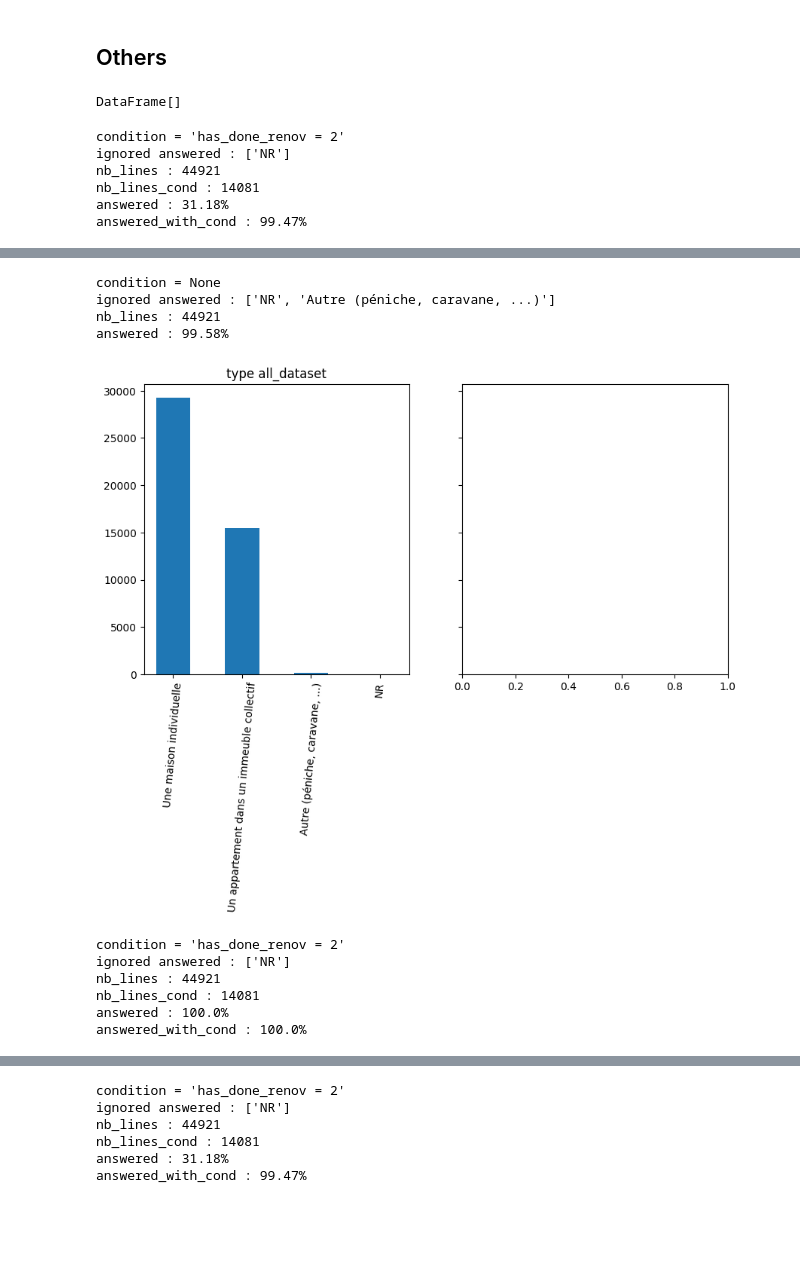
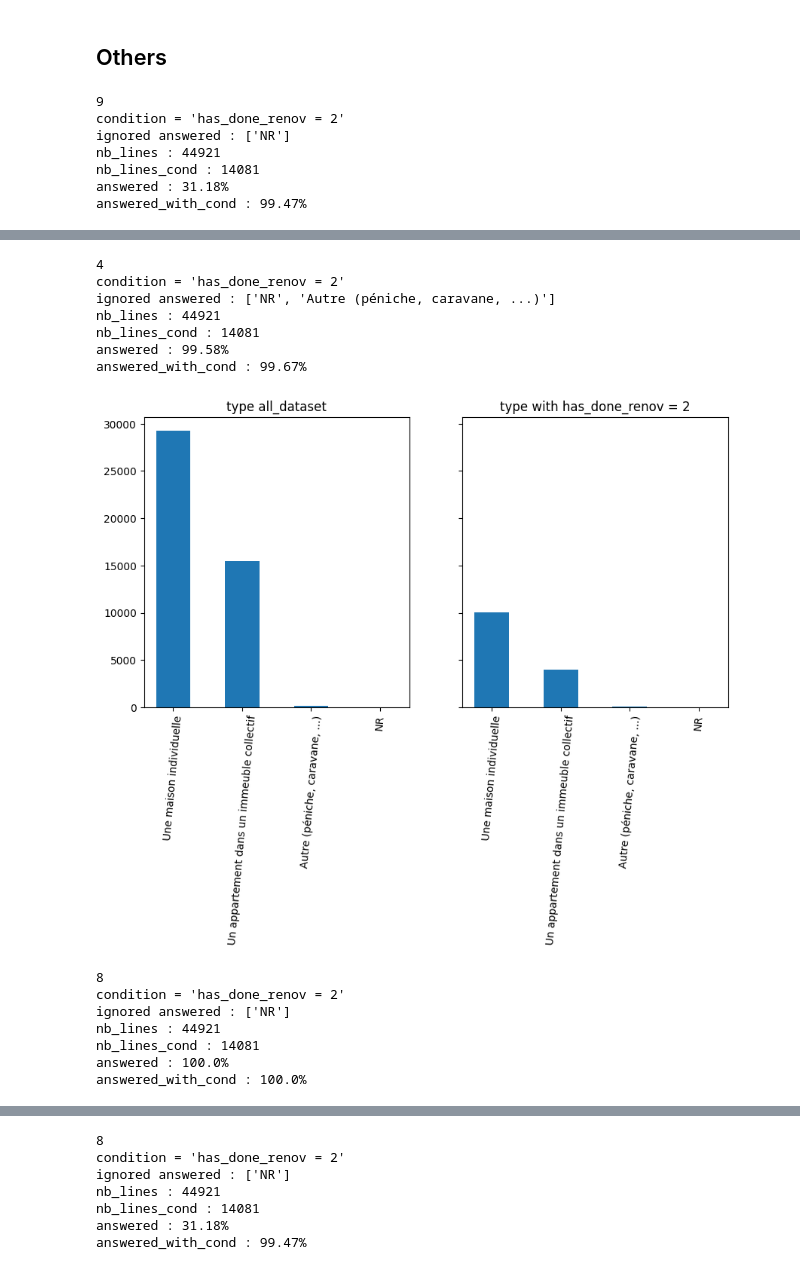
Before and after one commit to axrocheteau/renov_local, a Jupyter notebook: model.ipynb, the cells around one changed output, grey strips where cells are left out. Drawn from its saved outputs; the diff is of its cells as text; code cells hidden in the pictures; blank space fills up the shorter version.

Commit message:
affichage des variables secondaires

```diff
--- a/model.ipynb
+++ b/model.ipynb
@@ -526,10 +526,6 @@ others = (
 others.write.mode('overwrite')\
         .format("parquet") \
         .saveAsTable("Gold.Others")
-# %%
-spark.sql('REFRESH TABLE gold.Housing')
-# %% [output]
-DataFrame[]
 # %%
 Dictionary = spark.sql("SELECT * FROM Gold.Dictionary")
 Answer = spark.sql("SELECT * FROM Gold.Answer")
@@ -543,7 +540,7 @@ def display_figures(figures, condition, ignored):
     print(f'{condition = }')
     if ignored is not None:
         dict = ignored.to_dict()
-        print(f"ignored answered : {list(dict.values())}")
+        print(f"ignored answered : {list(dict.values()) + ['NULL']}")
     for key, value in figures.items():
         if 'answered' in key:
             print(f'{key} : {value}%')
@@ -593,12 +590,13 @@ def hist(dataframe, variable, condition, related_question, not_answered=[]):
     #labels
     labels_cond = list(label.sort_values(by='answer_number')['answer_char'])
     labels_all = labels_cond.copy()
-    if not study[study[variable] == 99].values.any():
+    if not study[study[variable] == 99].values.any(): # si aucune valeur NR alors la rajouter
         nb_values += 1
-    if (study[variable].isnull().values.any()):
-        nb_values -= 1
+
+    if (study[variable].isnull().values.any()): # si au moins une valeur null alors rajouter le label
         labels_cond.append('NULL')
-    if (study_all[variable].isnull().values.any()):
+
+    if (study_all[variable].isnull().values.any()): # si au moins une valeur null alors rajouter le label
         labels_all.append('NULL')
 
     # modify extreme value NR : 99 with a number that fits the number of answers
@@ -655,26 +653,31 @@ def hist_best(dataframe, variable, condition, related_question, not_answered=[])
 # %%
 # présence des variables dans la table
 hist(Housing, "DPE_before", "has_done_renov = 2", 'main_Q43', not_answered=[])
-hist(Housing, "type", None, 'main_Q101', not_answered=[3])
+hist(Housing, "type", "has_done_renov = 2", 'main_Q101', not_answered=[3])
 hist(Housing, "construction_date", "has_done_renov = 2", 'main_Q102', not_answered=[])
 hist(Housing, "surface", "has_done_renov = 2", 'main_Q41q42', not_answered=[])
 hist(Housing, "heating_system", "has_done_renov = 2", 'main_Q103', not_answered=[])
 hist(Housing, "hot_water_system", "has_done_renov = 2", 'main_Q104', not_answered=[])
 hist(Housing, "n_floors", "type = 1 AND has_done_renov = 2", 'main_Q39', not_answered=[])
 hist(Housing, "floor_nb", "type = 2 AND has_done_renov = 2", 'main_Q40', not_answered=[])
 # %% [output]
+9
 condition = 'has_done_renov = 2'
 ignored answered : ['NR']
 nb_lines : 44921
 nb_lines_cond : 14081
 answered : 31.18%
 answered_with_cond : 99.47%
 [figure]
-condition = None
+4
+condition = 'has_done_renov = 2'
 ignored answered : ['NR', 'Autre (péniche, caravane, ...)']
 nb_lines : 44921
+nb_lines_cond : 14081
 answered : 99.58%
+answered_with_cond : 99.67%
-[figure, old version]
+[figure, new version]
+8
 condition = 'has_done_renov = 2'
 ignored answered : ['NR']
 nb_lines : 44921
@@ -682,6 +685,7 @@ nb_lines_cond : 14081
 answered : 100.0%
 answered_with_cond : 100.0%
 [figure]
+8
 condition = 'has_done_renov = 2'
 ignored answered : ['NR']
 nb_lines : 44921
```
Also changed, not shown: parts of 4 cells of this notebook.
